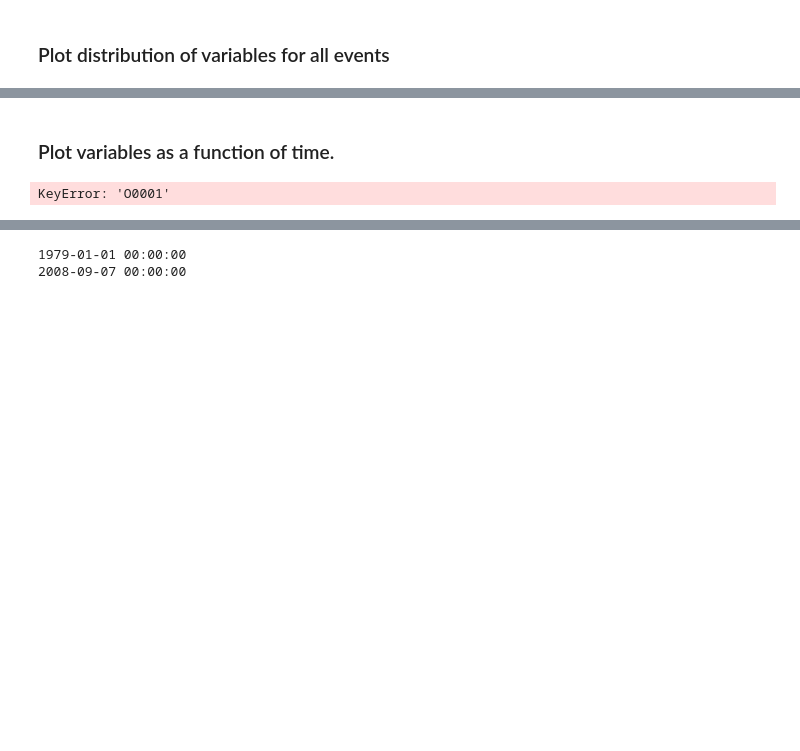
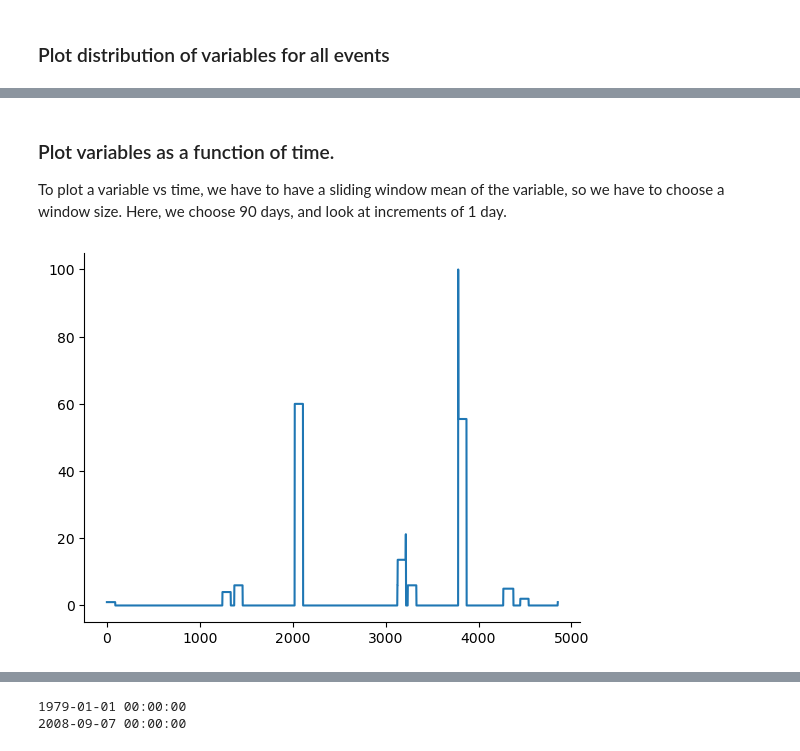
Before and after one commit to AnnieStephenson/speednav, a Jupyter notebook: tutorial.ipynb, the cells around one changed output, grey strips where cells are left out. Drawn from its saved outputs; the diff is of its cells as text; code cells hidden in the pictures; blank space fills up the shorter version.

```diff
--- a/tutorial.ipynb
+++ b/tutorial.ipynb
@@ -147,3 +175,4 @@ plt.savefig('dist of event duration.jpeg', dpi=300)
 [figure]
 # %% [markdown]
 ### Plot variables as a function of time.
+To plot a variable vs time, we have to have a sliding window mean of the variable, so we have to choose a window size. Here, we choose 90 days, and look at increments of 1 day.
@@ -156,17 +179,19 @@ plt.savefig('dist of event duration.jpeg', dpi=300)
 # %%
-# to do this we have to have a sliding window mean of the variable
-var = 'O0001'
+var = 'TE0015'
 window_size = 90 # days
 step_size = 1 # days
 date_var = 'DL0002'# first date
 
-mean_vs_time = util.calc_stat_vs_time(data_filter, var, window_size,
+mean_vs_time = util.calc_stat_vs_time(data_filter,
+                                      var,
+                                      window_size,
                                       date_var=date_var,
                                       step=step_size,
                                       calc_type='mean')
-# %% [output]
-KeyError: 'O0001'
 # %%
 plt.plot(np.nan_to_num(np.array(mean_vs_time)))
+sns.despine()
+# %% [output]
+[figure, added]
 # %% [markdown]
 ### Plot counts as a function of time.
```
Also changed, not shown: parts of 31 cells of this notebook, 3 other files.
